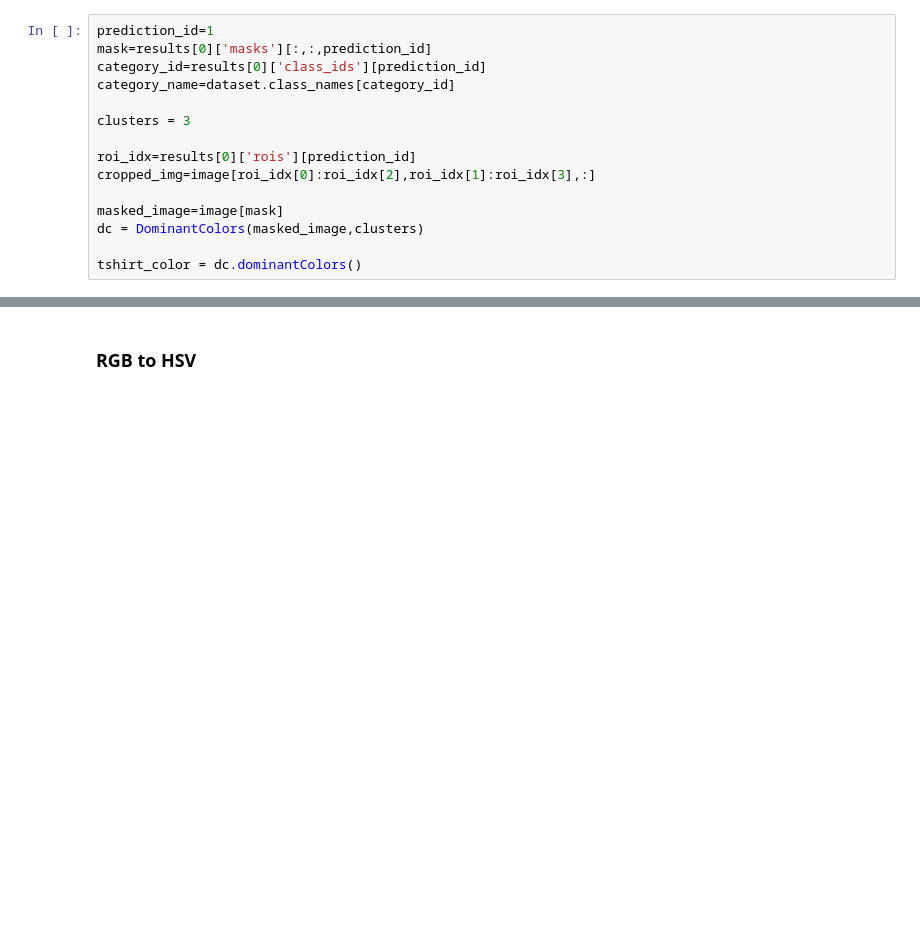
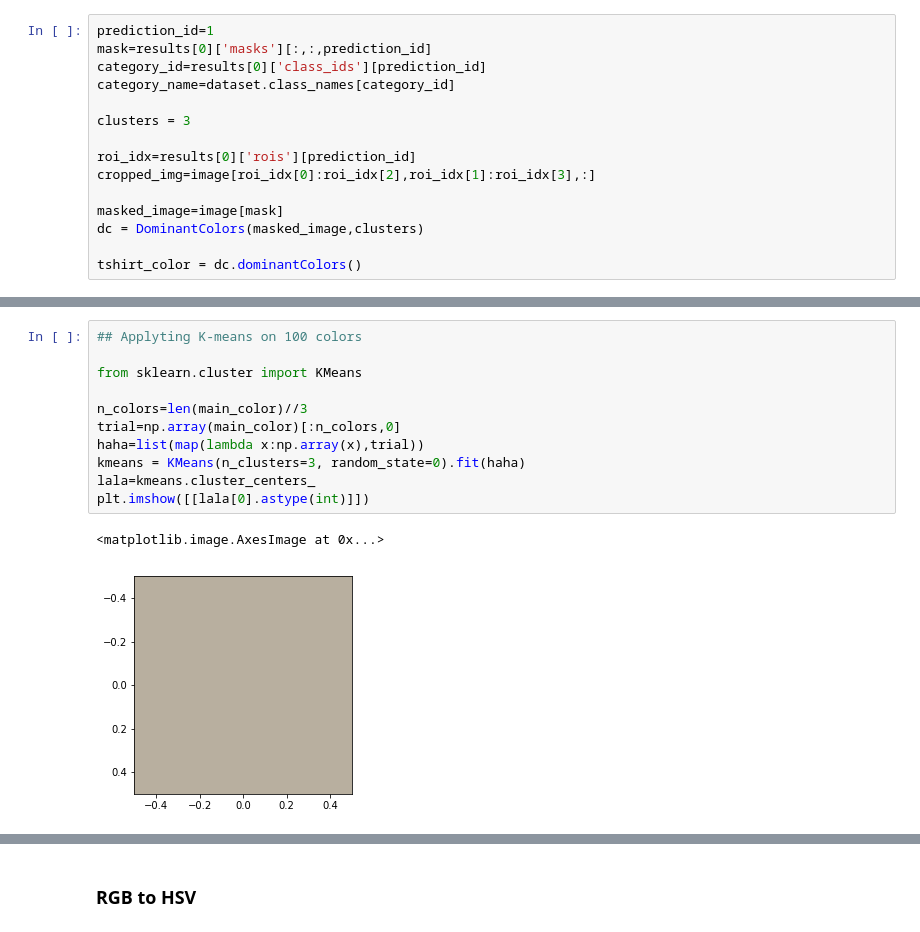
Before and after one commit to limaries30/pyfashion, a Jupyter notebook: recommendation/color_based_rec.ipynb, the cells around one changed output, grey strips where cells are left out. Drawn from its saved outputs; the diff is of its cells as text; blank space fills up the shorter version.

```diff
--- a/recommendation/color_based_rec.ipynb
+++ b/recommendation/color_based_rec.ipynb
@@ -184,3 +233,17 @@ dc.plotHistogram()
+# %%
+## Applyting K-means on 100 colors
+
+from sklearn.cluster import KMeans
+
+n_colors=len(main_color)//3
+trial=np.array(main_color)[:n_colors,0]
+haha=list(map(lambda x:np.array(x),trial))
+kmeans = KMeans(n_clusters=3, random_state=0).fit(haha)
+lala=kmeans.cluster_centers_
+plt.imshow([[lala[0].astype(int)]])
+# %% [output]
+<matplotlib.image.AxesImage at 0x...>
+[figure, added]
 # %%
 plt.figure(figsize=(10,10))
 plt.imshow(image)
```
Also changed, not shown: parts of 20 cells of this notebook.
